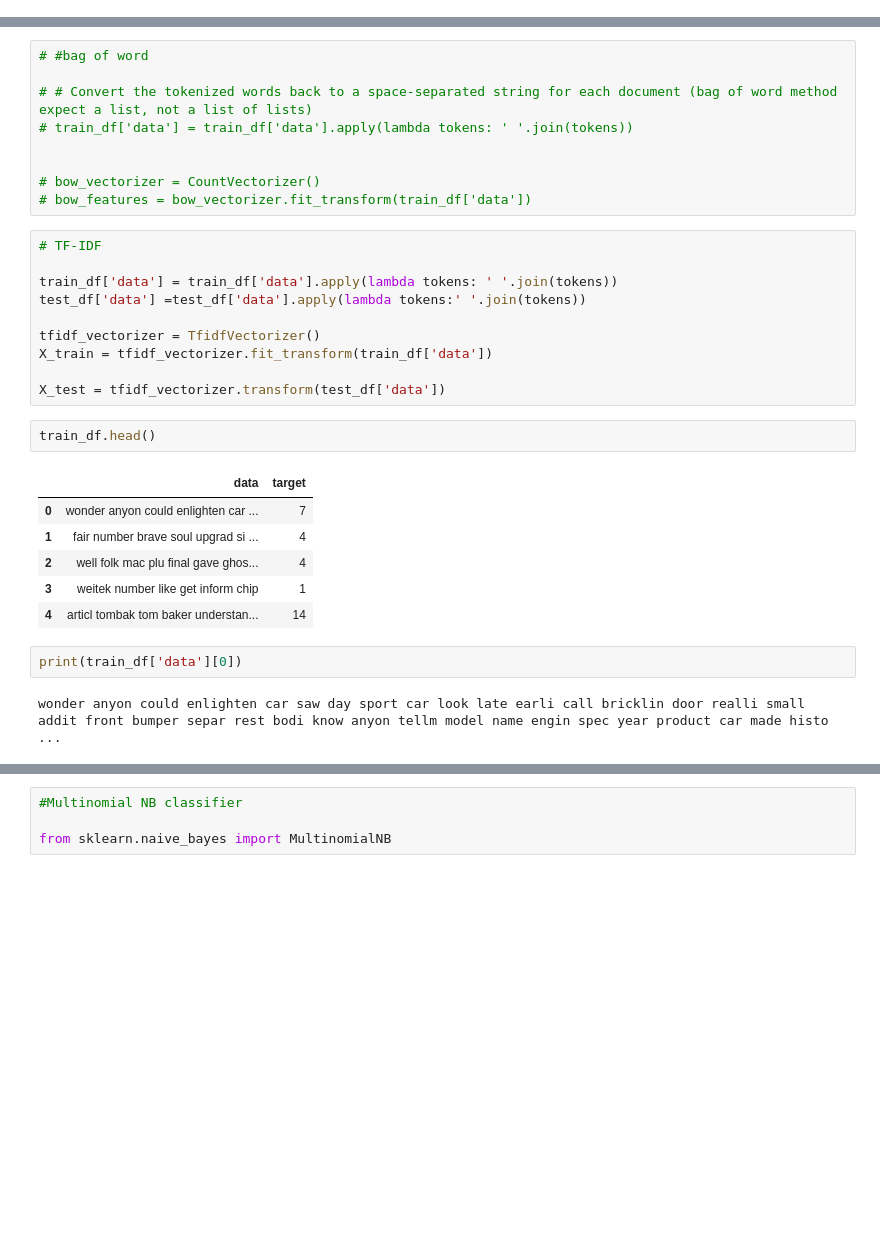
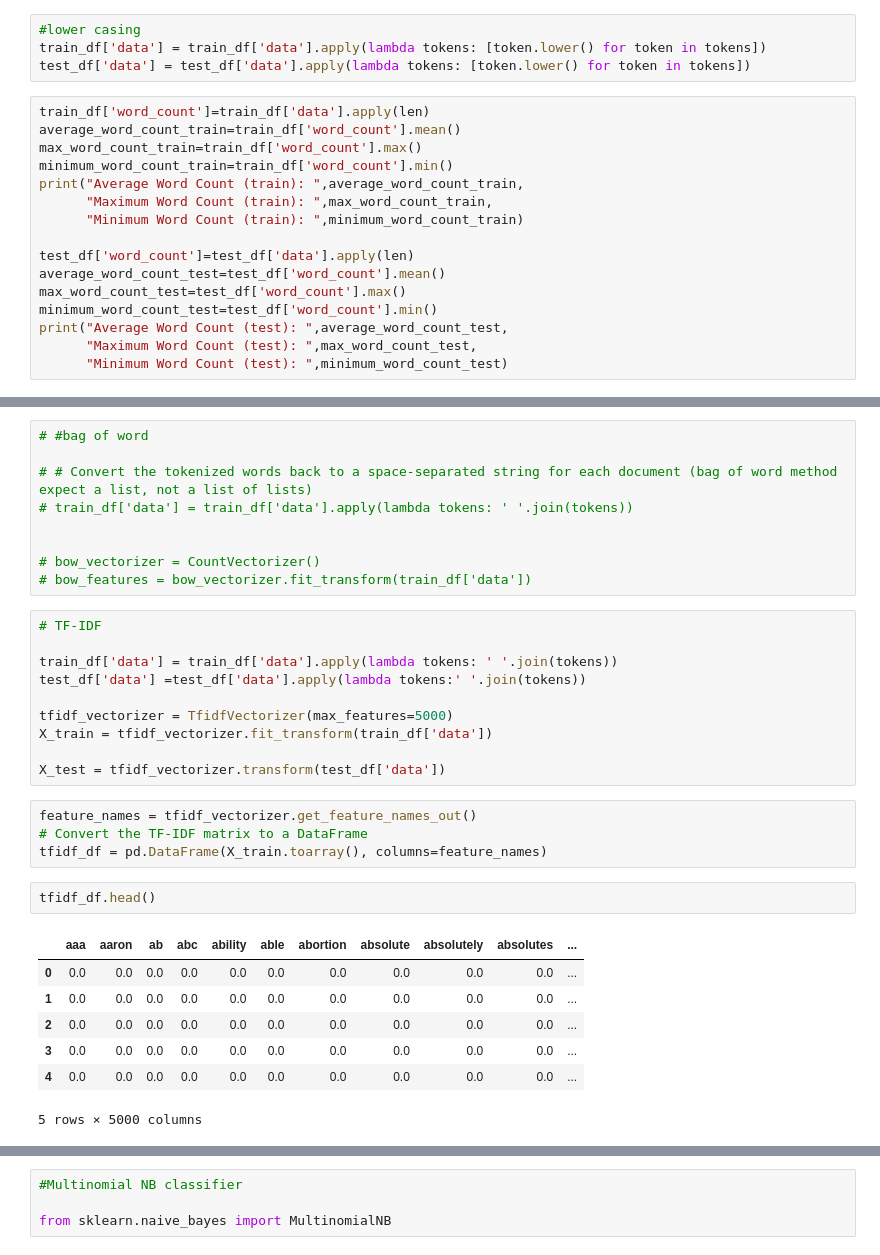
Before and after one commit to Satomiko/20Newsgroups, a Jupyter notebook: 20Newsgroups.ipynb, the cells around one changed output, grey strips where cells are left out. Drawn from its saved outputs; the diff is of its cells as text; blank space fills up the shorter version.

```diff
--- a/20Newsgroups.ipynb
+++ b/20Newsgroups.ipynb
@@ -239,3 +293,23 @@ stemmer = PorterStemmer()
 train_df['data'] = train_df['data'].apply(lambda tokens: [stemmer.stem(word) for word in tokens])
 
 test_df['data'] = test_df['data'].apply(lambda tokens: [stemmer.stem(word) for word in tokens])
+# %%
+#lower casing
+train_df['data'] = train_df['data'].apply(lambda tokens: [token.lower() for token in tokens])
+test_df['data'] = test_df['data'].apply(lambda tokens: [token.lower() for token in tokens])
+# %%
+train_df['word_count']=train_df['data'].apply(len)
+average_word_count_train=train_df['word_count'].mean()
+max_word_count_train=train_df['word_count'].max()
+minimum_word_count_train=train_df['word_count'].min()
+print("Average Word Count (train): ",average_word_count_train,
+      "Maximum Word Count (train): ",max_word_count_train,
+      "Minimum Word Count (train): ",minimum_word_count_train)
+
+test_df['word_count']=test_df['data'].apply(len)
+average_word_count_test=test_df['word_count'].mean()
+max_word_count_test=test_df['word_count'].max()
+minimum_word_count_test=test_df['word_count'].min()
+print("Average Word Count (test): ",average_word_count_test,
+      "Maximum Word Count (test): ",max_word_count_test,
+      "Minimum Word Count (test): ",minimum_word_count_test)
@@ -265,20 +359,21 @@ from sklearn.feature_extraction.text import CountVectorizer, TfidfVectorizer
 train_df['data'] = train_df['data'].apply(lambda tokens: ' '.join(tokens))
 test_df['data'] =test_df['data'].apply(lambda tokens:' '.join(tokens))
 
-tfidf_vectorizer = TfidfVectorizer()
+tfidf_vectorizer = TfidfVectorizer(max_features=5000)
 X_train = tfidf_vectorizer.fit_transform(train_df['data'])
 
 X_test = tfidf_vectorizer.transform(test_df['data'])
+# %%
+feature_names = tfidf_vectorizer.get_feature_names_out()
+# Convert the TF-IDF matrix to a DataFrame
+tfidf_df = pd.DataFrame(X_train.toarray(), columns=feature_names)
 # %%
-train_df.head()
+tfidf_df.head()
 # %% [output]
-|  | data | target |
-| 0 | wonder anyon could enlighten car ... | 7 |
-| 1 | fair number brave soul upgrad si ... | 4 |
-| 2 | well folk mac plu final gave ghos... | 4 |
-| 3 | weitek number like get inform chip | 1 |
-| 4 | articl tombak tom baker understan... | 14 |
+|  | aaa | aaron | ab | abc | ability | able | abortion | absolute | absolutely | absolutes | ... |
+| 0 | 0.0 | 0.0 | 0.0 | 0.0 | 0.0 | 0.0 | 0.0 | 0.0 | 0.0 | 0.0 | ... |
+| 1 | 0.0 | 0.0 | 0.0 | 0.0 | 0.0 | 0.0 | 0.0 | 0.0 | 0.0 | 0.0 | ... |
+| 2 | 0.0 | 0.0 | 0.0 | 0.0 | 0.0 | 0.0 | 0.0 | 0.0 | 0.0 | 0.0 | ... |
+| 3 | 0.0 | 0.0 | 0.0 | 0.0 | 0.0 | 0.0 | 0.0 | 0.0 | 0.0 | 0.0 | ... |
+| 4 | 0.0 | 0.0 | 0.0 | 0.0 | 0.0 | 0.0 | 0.0 | 0.0 | 0.0 | 0.0 | ... |
+5 rows × 5000 columns
-# %%
-print(train_df['data'][0])
-# %% [output]
-wonder anyon could enlighten car saw day sport car look late earli call bricklin door realli small addit front bumper separ rest bodi know anyon tellm model name engin spec year product car made histo ...
```
Also changed, not shown: parts of 12 cells of this notebook.
